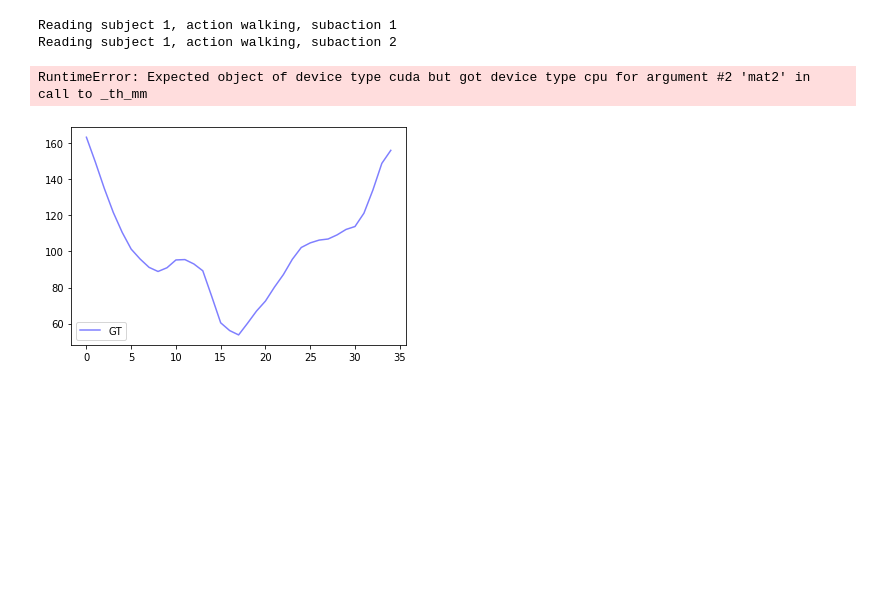
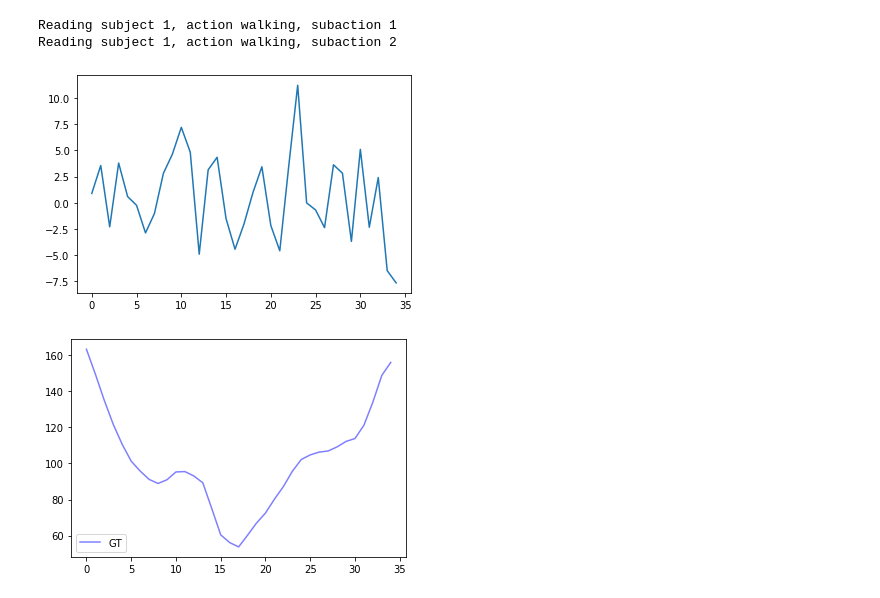
Before and after one commit to tileb1/LearnTrajDep, a Jupyter notebook: Untitled.ipynb, the cells around one changed output. Drawn from its saved outputs; the diff is of its cells as text; code cells hidden in the pictures; blank space fills up the shorter version.

```diff
--- a/Untitled.ipynb
+++ b/Untitled.ipynb
@@ -36,12 +42,12 @@ autoencoder = IndividualTimeAutoencoder(seq_len, hidden_size, 66)
 # %%
 some_seq = next(iter(train_loader))[0]
-some_seq = some_seq.to('cuda')
+some_seq = some_seq
 joint_index = np.random.randint(0, 66)
 some_embedding = autoencoder(some_seq)[0].detach()
 plt.plot(some_embedding[0, joint_index])
 plt.show()
 # %% [output]
-RuntimeError: Expected object of device type cuda but got device type cpu for argument #2 'mat2' in call to _th_mm
+[figure, added]
 # %%
 joint_index = np.random.randint(0, 66)
 
```
Also changed, not shown: parts of 2 cells of this notebook, 3 other files.
